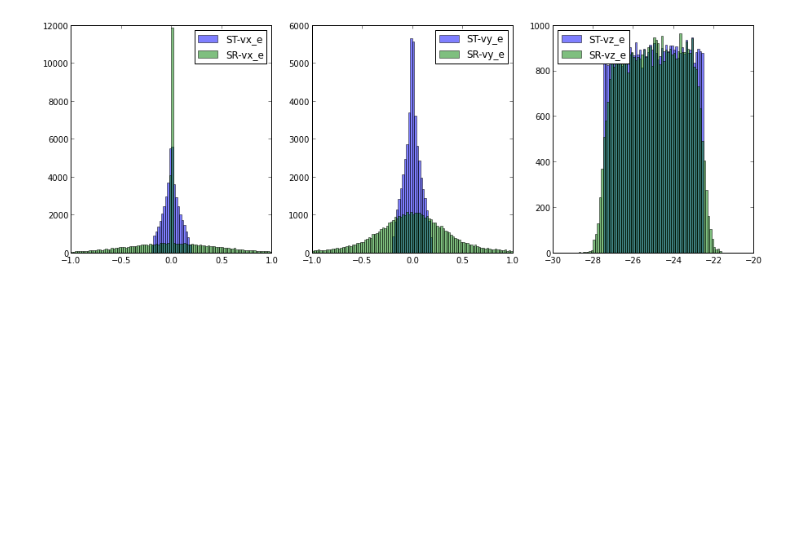
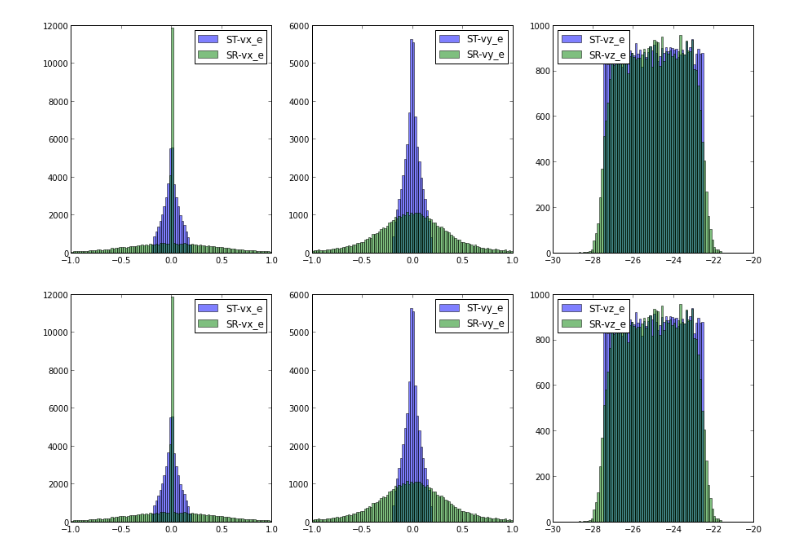
Before and after one commit to arjun-trivedi/ana2pi, a Jupyter notebook: scripts/python/nb-play_d2piDF.ipynb, the cells around one changed output. Drawn from its saved outputs; the diff is of its cells as text; code cells hidden in the pictures; blank space fills up the shorter version.

```diff
--- a/scripts/python/nb-play_d2piDF.ipynb
+++ b/scripts/python/nb-play_d2piDF.ipynb
@@ -24,4 +24,35 @@ for icol in range(len(COLS)):
     plt.legend(loc='best')
 # %% [output]
 [figure]
+# %%
+from rootpy.plotting import Hist2D, Hist
+from rootpy.interactive import wait
+import ROOT
+
+COLS=['vx_e','vy_e','vz_e']
+XMINS=[-1,-1,-30]
+XMAXS=[1,1,-20]
+NCOLS=len(COLS)
+NBINS=100
+sel=(dfR['top']==1)
+plt.figure(figsize=(15,5))
+hs=[]
+cvx=ROOT.TCanvas("vx","vx")
+cvx.Divide(1,NCOLS)
+for icol in range(NCOLS):
+    plt.subplot(1,NCOLS,icol+1)
+    cvx.cd(icol+1)
+    sel=(dfR['top']==1)
+    plt.hist(dfT[COLS[icol]][sel],bins=100,range=(XMINS[icol],XMAXS[icol]),alpha=0.5,label='ST-%s'%COLS[icol])
+    plt.hist(dfR[COLS[icol]][sel],bins=100,range=(XMINS[icol],XMAXS[icol]),alpha=0.5,label='SR-%s'%COLS[icol])
+    delta=dfR[COLS[icol]][sel]-dfT[COLS[icol]][sel]
+    #plt.hist(delta,bins=100,range=(-1,1),alpha=0.5,label='$\Delta$-%s'%COLS[icol])
+    hs.append(Hist(NBINS,-1,1))
+    hs[icol].fill_array(delta)
+    hs[icol].Fit("gaus")
+    hs[icol].Draw()
+    #plt.hist(dfR[COLS[icol]][sel],bins=100,range=(XMINS[icol],XMAXS[icol]),alpha=0.5,label='SR-%s'%COLS[icol])
+    plt.legend(loc='best')
+# %% [output]
+[figure, added]
 # %%
```
Also changed, not shown: parts of 4 cells of this notebook.
